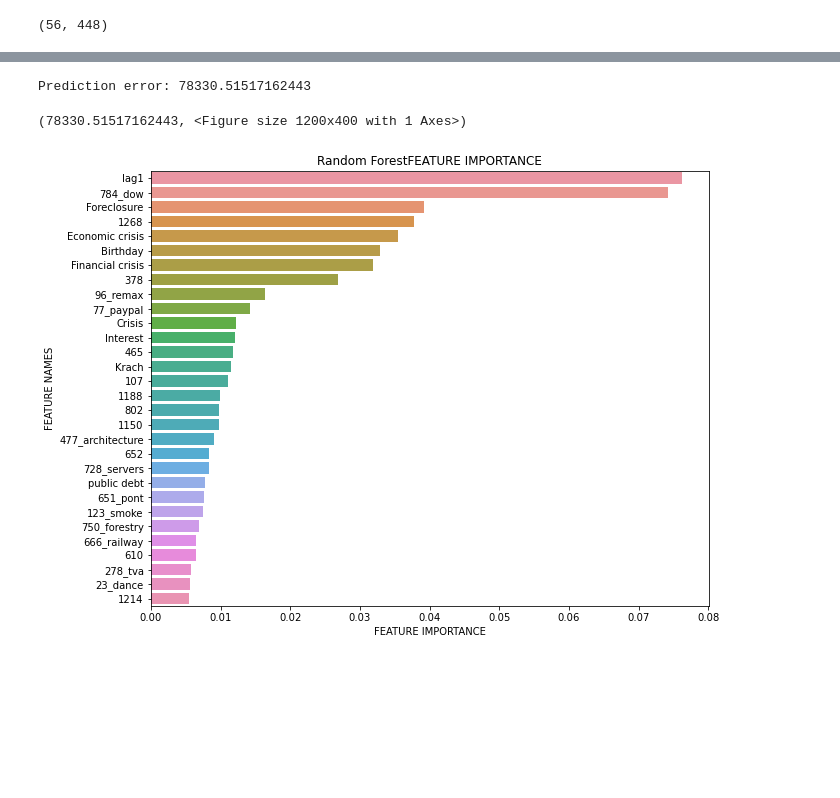
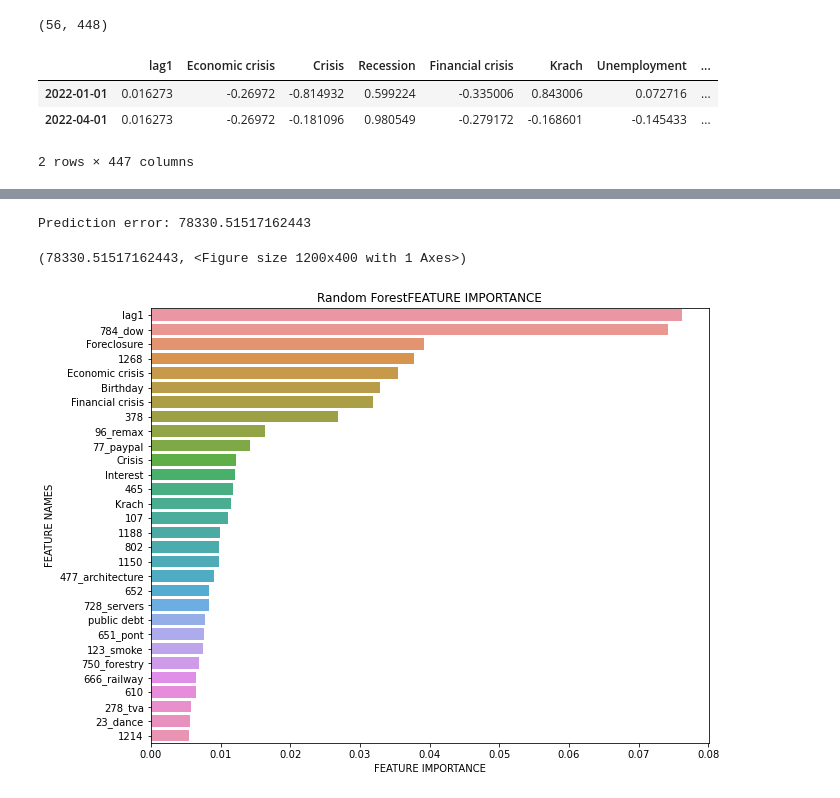
Before and after one commit to ubco-mds-2021-labs/capstone-project-googletrends_capstone, a Jupyter notebook: src/notebooks/gdp_notebook.ipynb, the cells around one changed output, grey strips where cells are left out. Drawn from its saved outputs; the diff is of its cells as text; code cells hidden in the pictures; blank space fills up the shorter version.

```diff
--- a/src/notebooks/gdp_notebook.ipynb
+++ b/src/notebooks/gdp_notebook.ipynb
@@ -1538,7 +1538,7 @@ print(rf_response_var.shape)
 (70, 1)
 # %%
 # train test split
-train_rf, test_rf, _ = ts_train_test_split(rf_response_var, rf_predictors, test_size=0.2)
+train_rf, test_rf, extra_rf = ts_train_test_split(rf_response_var, rf_predictors, test_size=0.2)
 train_rf.shape
 # %% [output]
 (56, 448)
@@ -1551,5 +1551,12 @@ X_rf, y_rf = train_rf.loc[:, ~train_rf.columns.isin(['GDP_GrowthRate'])], train_
 fitted_growthRate_rf = rfmodel.predict(X_rf)
 fitted_growthRate_rf = pd.DataFrame(fitted_growthRate_rf, columns={'Fitted GDP_GrowthRate'})
 fitted_growthRate_rf.index = train_rf.index
+# %%
+extra_rf.tail(2)
+# %% [output]
+|  | lag1 | Economic crisis | Crisis | Recession | Financial crisis | Krach | Unemployment | ... |
+| 2022-01-01 | 0.016273 | -0.26972 | -0.814932 | 0.599224 | -0.335006 | 0.843006 | 0.072716 | ... |
+| 2022-04-01 | 0.016273 | -0.26972 | -0.181096 | 0.980549 | -0.279172 | -0.168601 | -0.145433 | ... |
+2 rows × 447 columns
 # %%
 # Rolling prediction of growth rate
```
Also changed, not shown: parts of 6 cells of this notebook.
